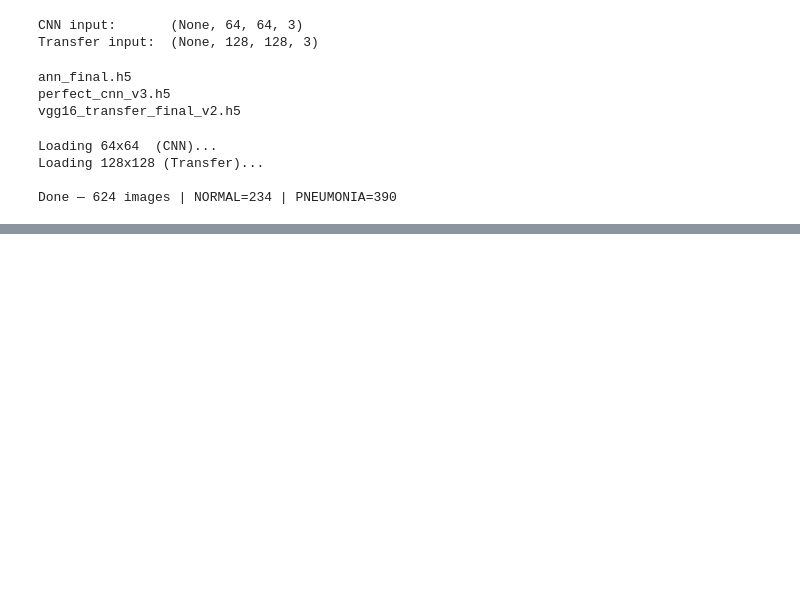
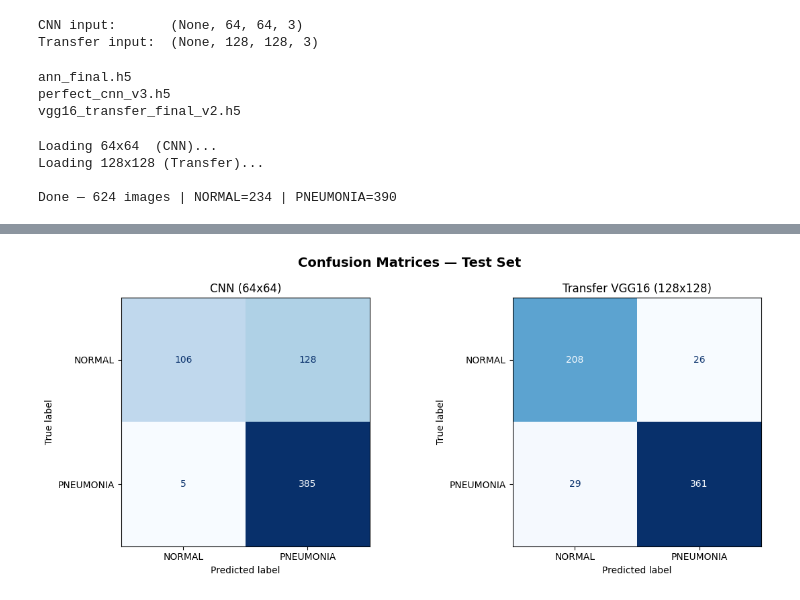
Before and after one commit to yusuf-codes10/deep-learining-project, a Jupyter notebook: testing_modela.ipynb, the cells around one changed output, grey strips where cells are left out. Drawn from its saved outputs; the diff is of its cells as text; code cells hidden in the pictures; blank space fills up the shorter version.

Commit message:
Confusion Matrix Side by Side

```diff
--- a/testing_modela.ipynb
+++ b/testing_modela.ipynb
@@ -118,3 +118,7 @@ Loading 64x64  (CNN)...
 Loading 128x128 (Transfer)...
 
 Done — 624 images | NORMAL=234 | PNEUMONIA=390
+# %%
+# ── 4. Predict ────────────────────────────────────────────────────────
+cnn_preds      = (cnn_model.predict(X_test_64)            > 0.5   ).astype(int).flatten()
+transfer_preds = (transfer_model.predict(X_test_128)      > 0.9993).astype(int).flatten()
@@ -120,0 +128,20 @@ Done — 624 images | NORMAL=234 | PNEUMONIA=390
+# %%
+# ── 5. Side-by-side confusion matrices ───────────────────────────────
+fig, axes = plt.subplots(1, 2, figsize=(12, 5))
+fig.suptitle('Confusion Matrices — Test Set', fontsize=14, fontweight='bold')
+
+for ax, preds, title in zip(
+    axes,
+    [cnn_preds,   transfer_preds],
+    ['CNN (64x64)', 'Transfer VGG16 (128x128)']
+):
+    cm = confusion_matrix(y_test, preds)
+    ConfusionMatrixDisplay(cm, display_labels=['NORMAL', 'PNEUMONIA']).plot(
+        cmap='Blues', ax=ax, colorbar=False
+    )
+    ax.set_title(title, fontsize=12)
+
+plt.tight_layout()
+plt.show()
+# %% [output]
+[figure, added]
```
Also changed, not shown: parts of 1 cell of this notebook.
